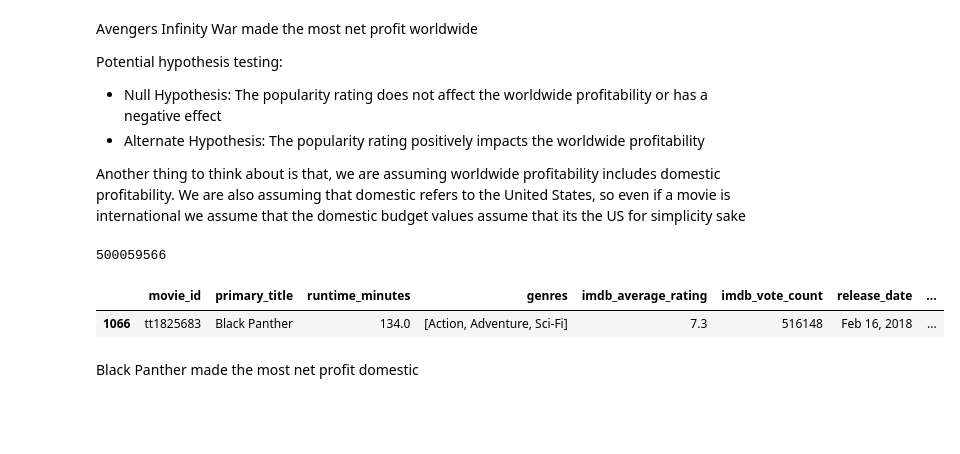
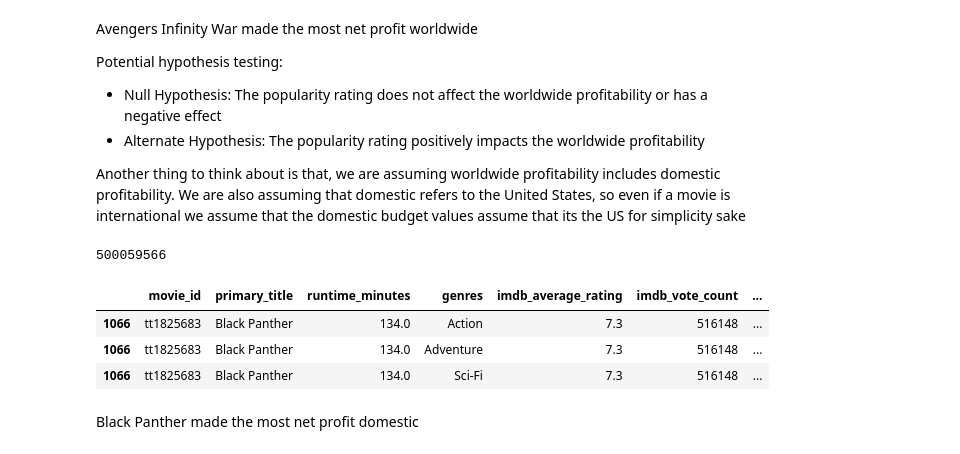
Before and after one commit to abwilliamss/AIAcademy-capstone, a Jupyter notebook: saniya_analysis.ipynb, the cells around one changed output. Drawn from its saved outputs; the diff is of its cells as text; code cells hidden in the pictures; blank space fills up the shorter version.

```diff
--- a/saniya_analysis.ipynb
+++ b/saniya_analysis.ipynb
@@ -82,5 +82,14 @@ final_master_df
 final_master_df['domestic_profit'] = final_master_df['domestic_gross'] - final_master_df['production_budget']
 final_master_df['worldwide_profit'] = final_master_df['worldwide_gross'] - final_master_df['production_budget']
 
-final_master_df
+# dropped additional columns and removed null values from genres
+final = final_master_df
+final = final.drop(['release_date'], axis=1)
+final['genres'] = final['genres'].dropna()
+final = final.dropna()
+final.reset_index(drop=True)
+
+#separated the rows to have the list of genres per film be seperated
+final = final.explode('genres')
+final
 # %% [output]
@@ -128,10 +144,12 @@ max(final_master_df['domestic_profit'])
 # %% [output]
 500059566
 # %%
-final_master_df[final_master_df['domestic_profit'] == 500059566 ]
+final[final['domestic_profit'] == 500059566 ]
 # %% [output]
-|  | movie_id | primary_title | runtime_minutes | genres | imdb_average_rating | imdb_vote_count | release_date | ... |
-| 1066 | tt1825683 | Black Panther | 134.0 | [Action, Adventure, Sci-Fi] | 7.3 | 516148 | Feb 16, 2018 | ... |
+|  | movie_id | primary_title | runtime_minutes | genres | imdb_average_rating | imdb_vote_count | ... |
+| 1066 | tt1825683 | Black Panther | 134.0 | Action | 7.3 | 516148 | ... |
+| 1066 | tt1825683 | Black Panther | 134.0 | Adventure | 7.3 | 516148 | ... |
+| 1066 | tt1825683 | Black Panther | 134.0 | Sci-Fi | 7.3 | 516148 | ... |
 # %% [markdown]
 Black Panther made the most net profit domestic
 # %%
```
Also changed, not shown: parts of 15 cells of this notebook.
